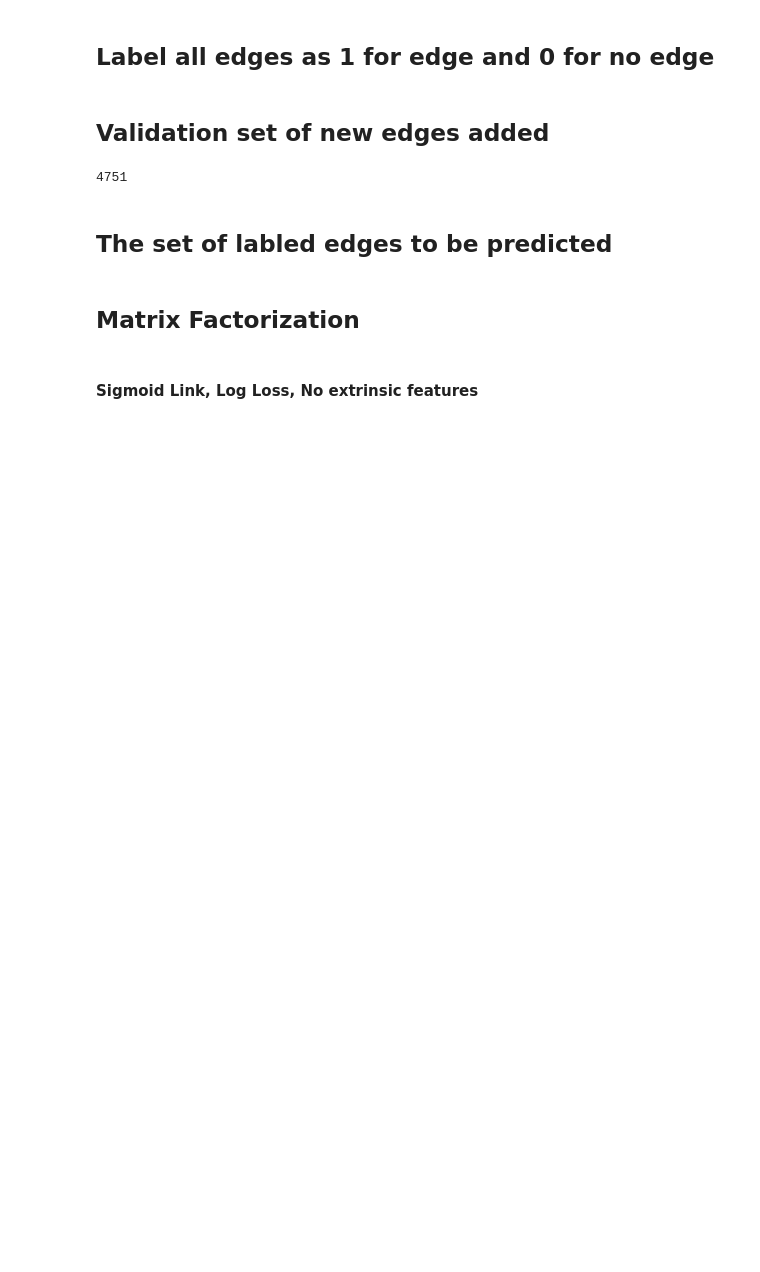
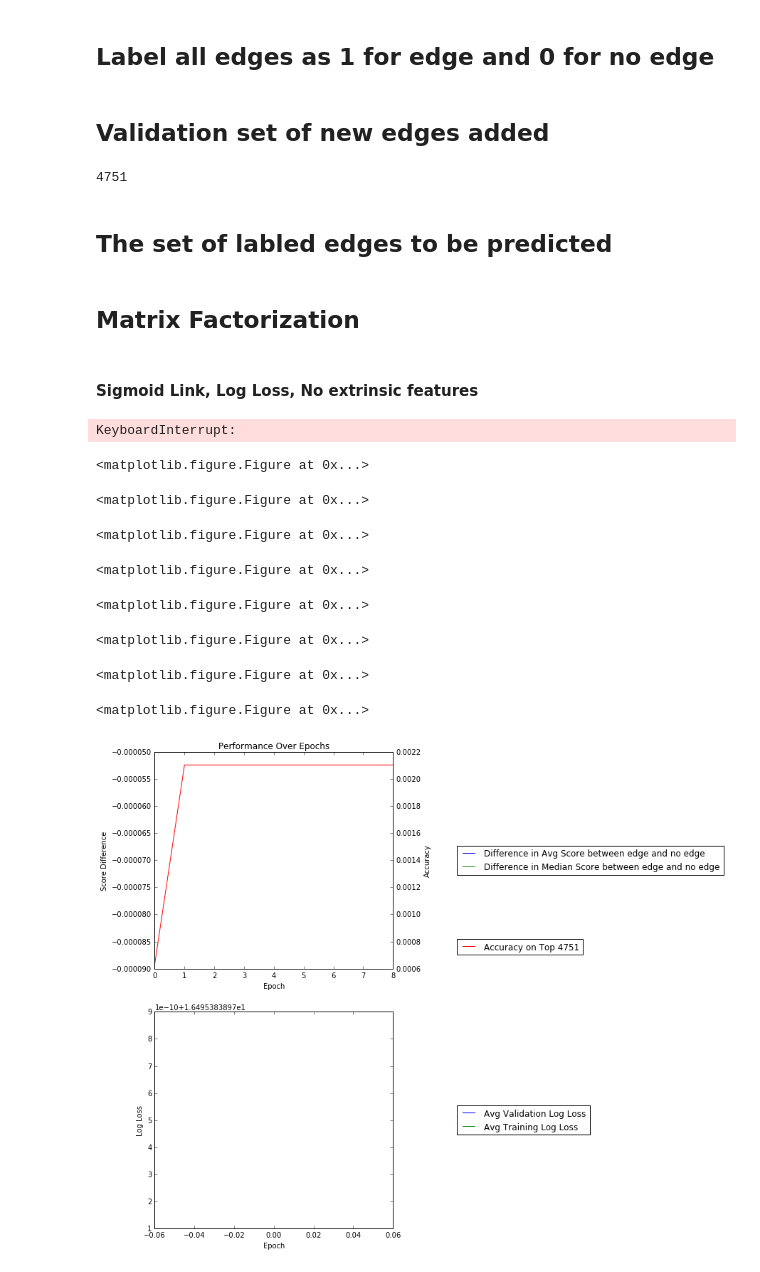
Before and after one commit to michaelfarrell76/LinkPrediction, a Jupyter notebook: MF_LINK_sigmoid_LOSS_log_K_25_lambdatune.ipynb, the cells around one changed output. Saved outputs shown, nothing was run; the diff lists cells and outputs as text; code cells hidden in the pictures; blank space fills up the shorter version.

Commit message:
more results

```diff
--- a/MF_LINK_sigmoid_LOSS_log_K_25_lambdatune.ipynb
+++ b/MF_LINK_sigmoid_LOSS_log_K_25_lambdatune.ipynb
@@ -135,8 +135,8 @@ loss_name = 'log'
 score = lambda i, j: np.dot(U[i], U[j]) + B[i] + B[j] # Takes in two nodes and scores their probability of an edge
 k = 25
 # k_vals = [5, 10, 25, 50, 75, 100] # Number of latent features
-lambdaU_vals = [1e2, 1e1, 1e0, 1e-1, 1e-2, 1e-3, 1e-4]
-results = {}
+lambdaU_vals = [1e5, 1e4, 1e3, 1e2]
+# results = {}
 
 ###################################################################################################
 
@@ -295,32 +295,43 @@ for lambdaU in lambdaU_vals:
 
         if VERBOSE and PLOT:
             # Clear the display
             display.clear_output(wait=True)
             time.sleep(1)
 
         # Print out the results of the epoch
         print_status(epoch)
 
         if PLOT:
             # Plot and saves results
             plot_results(epoch)
 
         if VERBOSE and PLOT:
             # Display plot
             display.display(plt.gcf())
 
     results[lambdaU] = {}
 
     results[lambdaU]['U'] = U.copy()
     results[lambdaU]['B'] = B.copy()
     results[lambdaU]['train_losses'] = train_losses[:]
     results[lambdaU]['valid_losses'] = valid_losses[:]
     results[lambdaU]['no_avgs'] = no_avgs[:]
     results[lambdaU]['no_meds'] = no_meds[:]
     results[lambdaU]['yes_avgs'] = yes_avgs[:]
     results[lambdaU]['yes_meds'] = yes_meds[:]
     results[lambdaU]['diff_avgs'] = diff_avgs[:]
     results[lambdaU]['diff_meds'] = diff_meds[:]
     results[lambdaU]['topk_acc'] = topk_acc[:]
+# %% [output]
+KeyboardInterrupt:
+<matplotlib.figure.Figure at 0x...>
+<matplotlib.figure.Figure at 0x...>
+<matplotlib.figure.Figure at 0x...>
+<matplotlib.figure.Figure at 0x...>
+<matplotlib.figure.Figure at 0x...>
+<matplotlib.figure.Figure at 0x...>
+<matplotlib.figure.Figure at 0x...>
+<matplotlib.figure.Figure at 0x...>
+[figure, added]
 # %%
 'done'
```
Also changed, not shown: 53 other files.
